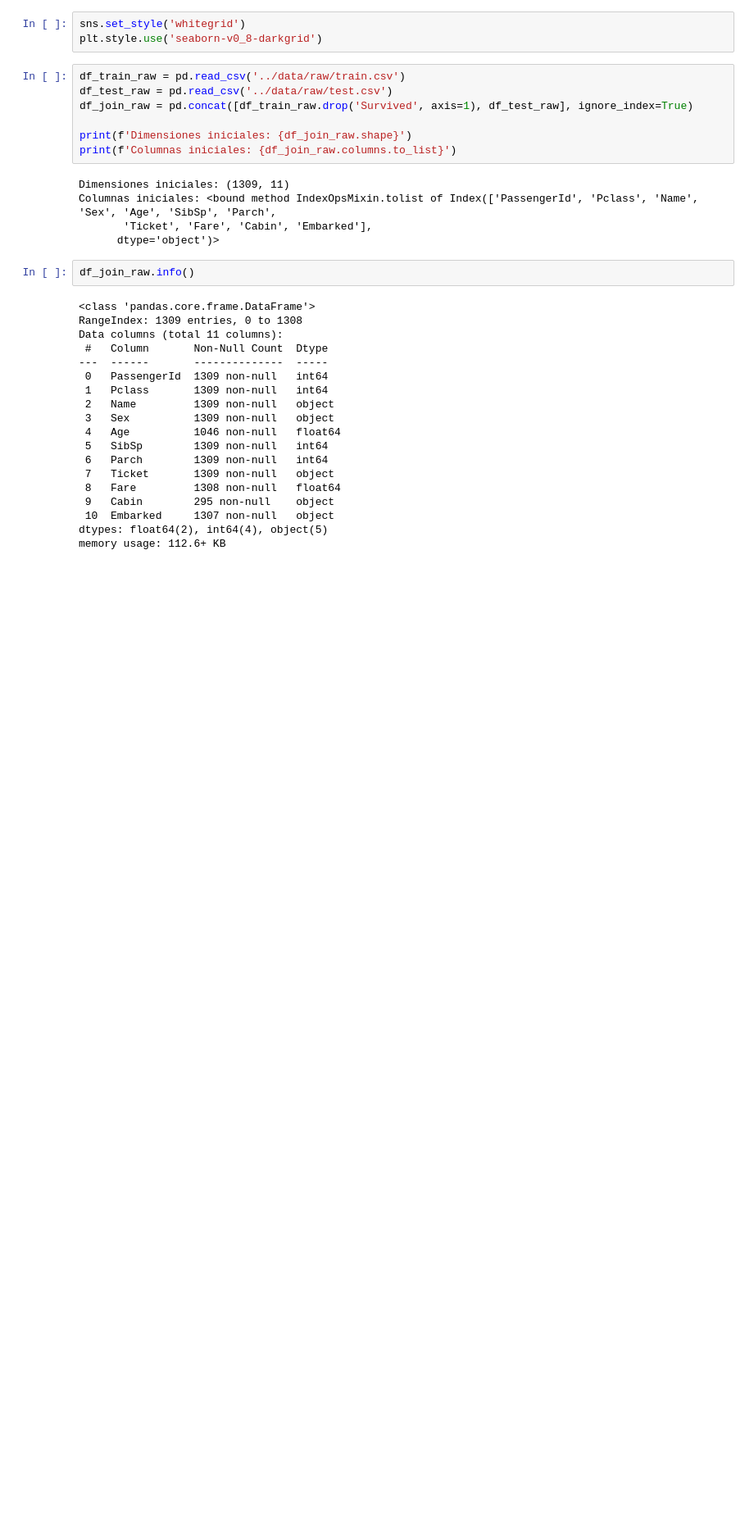
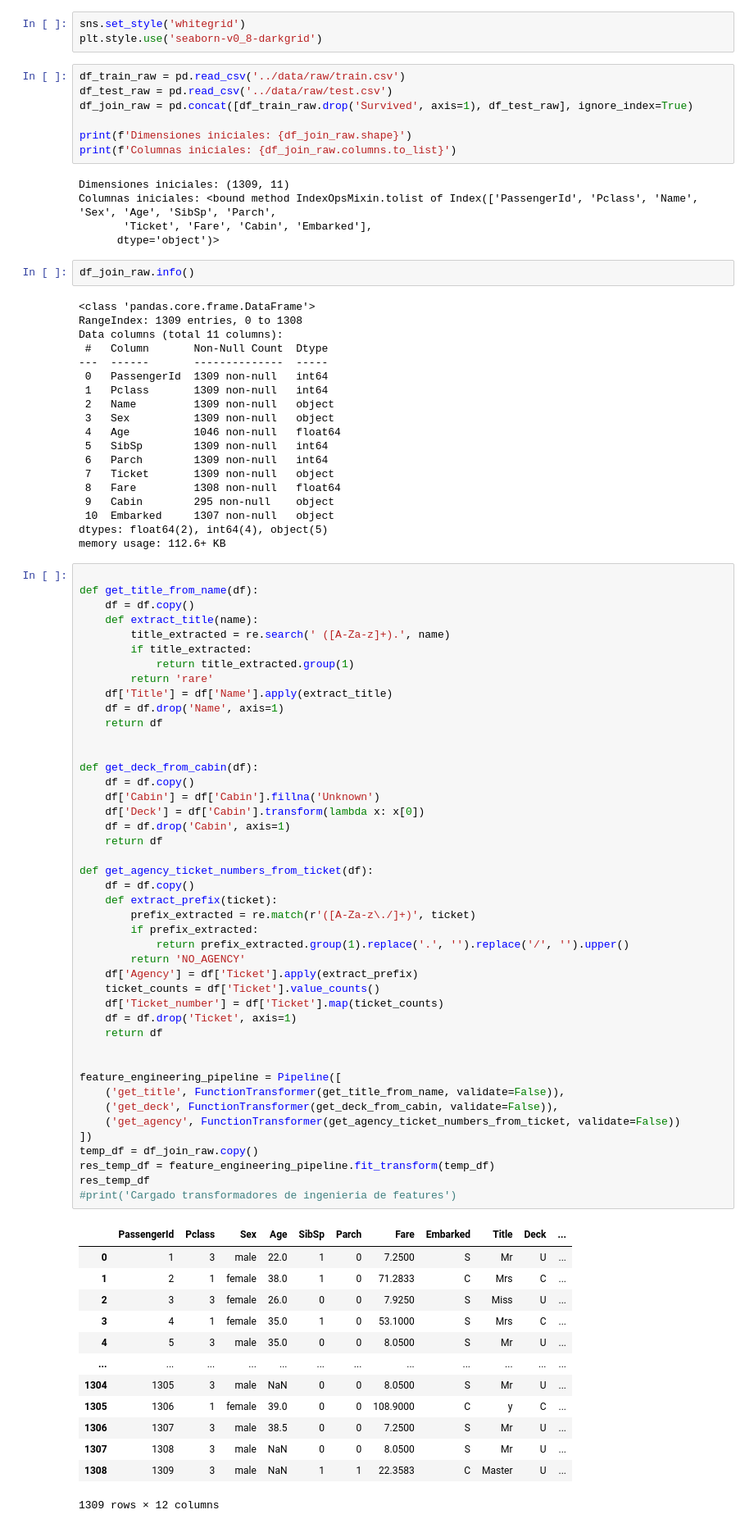
Before and after one commit to Albe036/titanic-survival, a Jupyter notebook: notebooks/03_pipelines_model.ipynb, the cells around one changed output. Shown at 82% size. Drawn from its saved outputs; the diff is of its cells as text; blank space fills up the shorter version.

Commit message:
use pipelines, in features

```diff
--- a/notebooks/03_pipelines_model.ipynb
+++ b/notebooks/03_pipelines_model.ipynb
@@ -40,3 +95,61 @@ Data columns (total 11 columns):
  10  Embarked     1307 non-null   object
 dtypes: float64(2), int64(4), object(5)
 memory usage: 112.6+ KB
+# %%
+
+def get_title_from_name(df):
+    df = df.copy()
+    def extract_title(name):
+        title_extracted = re.search(' ([A-Za-z]+).', name)
+        if title_extracted:
+            return title_extracted.group(1)
+        return 'rare'
+    df['Title'] = df['Name'].apply(extract_title)
+    df = df.drop('Name', axis=1)
+    return df
+
+
+def get_deck_from_cabin(df):
+    df = df.copy()
+    df['Cabin'] = df['Cabin'].fillna('Unknown')
+    df['Deck'] = df['Cabin'].transform(lambda x: x[0])
+    df = df.drop('Cabin', axis=1)
+    return df
+
+def get_agency_ticket_numbers_from_ticket(df):
+    df = df.copy()
+    def extract_prefix(ticket):
+        prefix_extracted = re.match(r'([A-Za-z\./]+)', ticket)
+        if prefix_extracted:
+            return prefix_extracted.group(1).replace('.', '').replace('/', '').upper()
+        return 'NO_AGENCY'
+    df['Agency'] = df['Ticket'].apply(extract_prefix)
+    ticket_counts = df['Ticket'].value_counts()
+    df['Ticket_number'] = df['Ticket'].map(ticket_counts)
+    df = df.drop('Ticket', axis=1)
+    return df
+
+
+feature_engineering_pipeline = Pipeline([
+    ('get_title', FunctionTransformer(get_title_from_name, validate=False)),
+    ('get_deck', FunctionTransformer(get_deck_from_cabin, validate=False)),
+    ('get_agency', FunctionTransformer(get_agency_ticket_numbers_from_ticket, validate=False))
+])
+temp_df = df_join_raw.copy()
+res_temp_df = feature_engineering_pipeline.fit_transform(temp_df)
+res_temp_df
+#print('Cargado transformadores de ingenieria de features')
+# %% [output]
+|  | PassengerId | Pclass | Sex | Age | SibSp | Parch | Fare | Embarked | Title | Deck | ... |
+| 0 | 1 | 3 | male | 22.0 | 1 | 0 | 7.2500 | S | Mr | U | ... |
+| 1 | 2 | 1 | female | 38.0 | 1 | 0 | 71.2833 | C | Mrs | C | ... |
+| 2 | 3 | 3 | female | 26.0 | 0 | 0 | 7.9250 | S | Miss | U | ... |
+| 3 | 4 | 1 | female | 35.0 | 1 | 0 | 53.1000 | S | Mrs | C | ... |
+| 4 | 5 | 3 | male | 35.0 | 0 | 0 | 8.0500 | S | Mr | U | ... |
+| ... | ... | ... | ... | ... | ... | ... | ... | ... | ... | ... | ... |
+| 1304 | 1305 | 3 | male | NaN | 0 | 0 | 8.0500 | S | Mr | U | ... |
+| 1305 | 1306 | 1 | female | 39.0 | 0 | 0 | 108.9000 | C | y | C | ... |
+| 1306 | 1307 | 3 | male | 38.5 | 0 | 0 | 7.2500 | S | Mr | U | ... |
+| 1307 | 1308 | 3 | male | NaN | 0 | 0 | 8.0500 | S | Mr | U | ... |
+| 1308 | 1309 | 3 | male | NaN | 1 | 1 | 22.3583 | C | Master | U | ... |
+1309 rows × 12 columns
```
Also changed, not shown: parts of 2 cells of this notebook, 1 other file.
